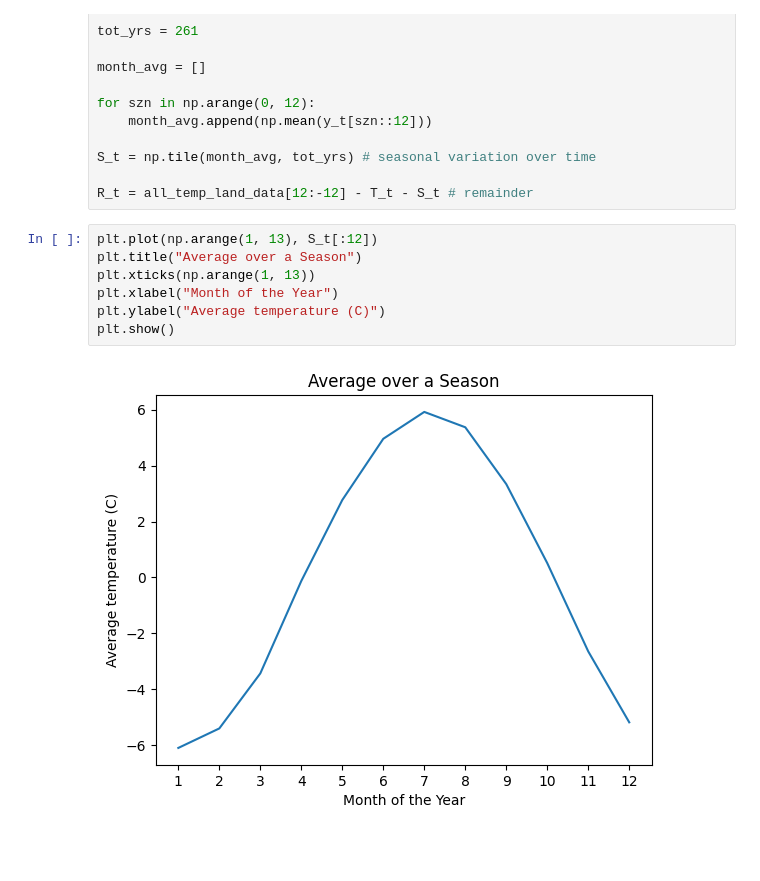
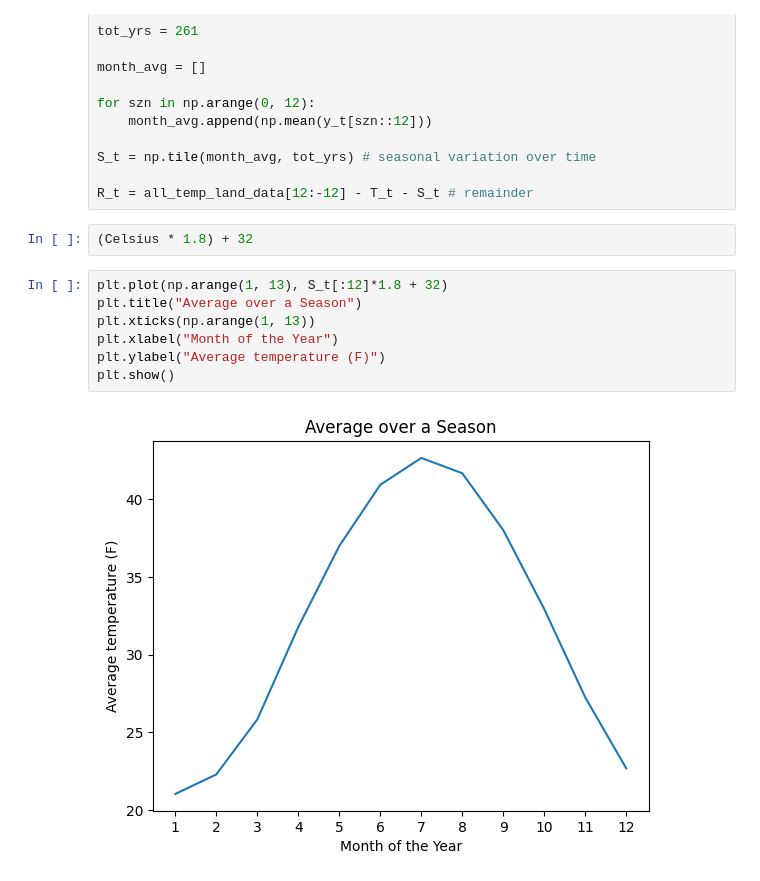
Before and after one commit to EthanPrimes/modeling_climate_change, a Jupyter notebook: seasonal_time_series.ipynb, the cells around one changed output. Saved outputs shown, nothing was run; the diff lists cells and outputs as text; blank space fills up the shorter version.

```diff
--- a/seasonal_time_series.ipynb
+++ b/seasonal_time_series.ipynb
@@ -76,13 +76,15 @@ for szn in np.arange(0, 12):
 S_t = np.tile(month_avg, tot_yrs) # seasonal variation over time
 
 R_t = all_temp_land_data[12:-12] - T_t - S_t # remainder
+# %%
+(Celsius * 1.8) + 32
 # %%
-plt.plot(np.arange(1, 13), S_t[:12])
+plt.plot(np.arange(1, 13), S_t[:12]*1.8 + 32)
 plt.title("Average over a Season")
 plt.xticks(np.arange(1, 13))
 plt.xlabel("Month of the Year")
-plt.ylabel("Average temperature (C)")
+plt.ylabel("Average temperature (F)")
 plt.show()
 # %% [output]
-[figure, old version]
+[figure, new version]
 # %%
```
Also changed, not shown: parts of 3 cells of this notebook, 3 other files.
